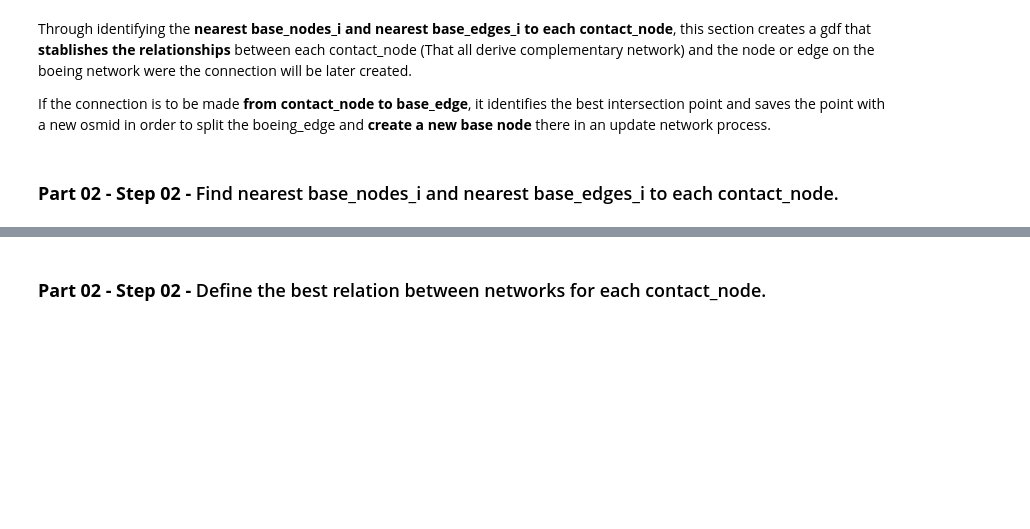
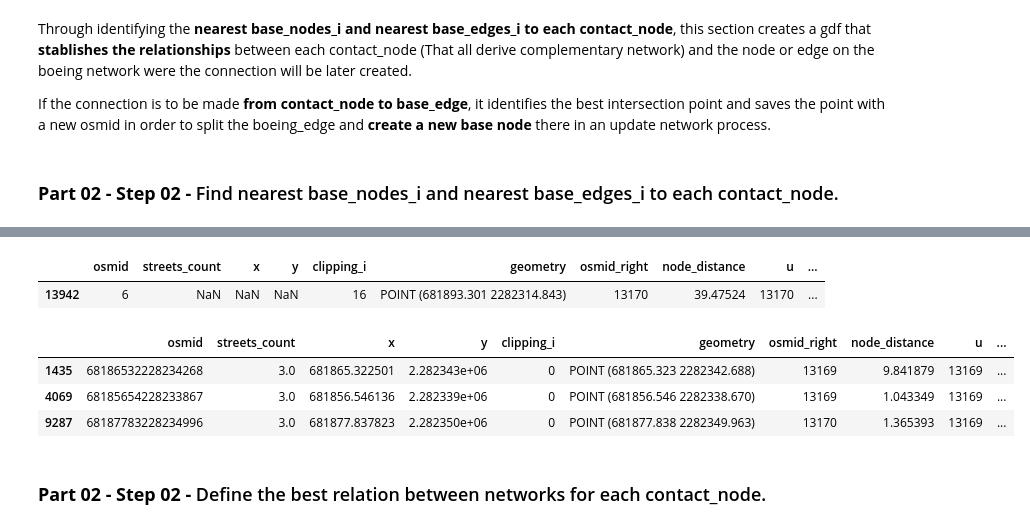
Before and after one commit to Observatorio-Ciudades/vref_walkability_index, a Jupyter notebook: notebooks/01_PL_04_Combine_networks.ipynb, the cells around one changed output, grey strips where cells are left out. Saved outputs shown, nothing was run; the diff lists cells and outputs as text; code cells hidden in the pictures; blank space fills up the shorter version.

```diff
--- a/notebooks/01_PL_04_Combine_networks.ipynb
+++ b/notebooks/01_PL_04_Combine_networks.ipynb
@@ -2847,7 +2349,7 @@ complementary_network: tessellations
 5. Find the nodes that would be used to connect the uncovered part of the complementary network to the base network
 6. Identify and shorten edges that extend into the base network and would be useful to create further connections
 # %%
-load_previous_step = False
+load_previous_step = True
 if load_previous_step:
     boeing_nodes = gpd.read_file(output_dir + "part01_step01_preprocess/boeing_nodes.gpkg")
     boeing_edges = gpd.read_file(output_dir + "part01_step01_preprocess/boeing_edges.gpkg")
@@ -2862,12 +2364,12 @@ time_1 = time.time()
 
 # Run identify_uncovered function
 distance = 10
-complementary_uncovered_nodes, complementary_uncovered_edges, contact_nodes, dropped_overlapping_edges = identify_uncovered_v2(base_nodes = boeing_nodes,
-                                                                                                                               base_edges = boeing_edges,
-                                                                                                                               complementary_nodes = tess_nodes,
-                                                                                                                               complementary_edges = tess_edges,
-                                                                                                                               contact_analysis_dist = distance,
-                                                                                                                               projected_crs = projected_crs)
+complementary_uncovered_nodes, complementary_uncovered_edges, contact_nodes, dropped_overlapping_edges = identify_uncovered(base_nodes = boeing_nodes,
+                                                                                                                            base_edges = boeing_edges,
+                                                                                                                            complementary_nodes = tess_nodes,
+                                                                                                                            complementary_edges = tess_edges,
+                                                                                                                            contact_analysis_dist = distance,
+                                                                                                                            projected_crs = projected_crs)
 
 ##### Time
 time_2 = time.time()
@@ -3118,7 +2685,7 @@ Through identifying the __nearest base_nodes_i and nearest base_edges_i to each
 
 If the connection is to be made __from contact_node to base_edge__, it identifies the best intersection point and saves the point with a new osmid in order to split the boeing_edge and __create a new base node__ there in an update network process.
 # %%
-load_previous_step = False
+load_previous_step = True
 if load_previous_step:
     # From Part01 - Step02
     contact_nodes = gpd.read_file(output_dir + "part01_step02_identifyuncovered/contact_nodes.gpkg")
@@ -3166,3 +2770,15 @@ contact_nodes_2.head(2)
+# %%
+contact_nodes_2.loc[contact_nodes_2.u==13170]
+# %% [output]
+|  | osmid | streets_count | x | y | clipping_i | geometry | osmid_right | node_distance | u | ... |
+| 13942 | 6 | NaN | NaN | NaN | 16 | POINT (681893.301 2282314.843) | 13170 | 39.47524 | 13170 | ... |
+# %%
+contact_nodes_2.loc[contact_nodes_2.v==13170]
+# %% [output]
+|  | osmid | streets_count | x | y | clipping_i | geometry | osmid_right | node_distance | u | ... |
+| 1435 | 68186532228234268 | 3.0 | 681865.322501 | 2.282343e+06 | 0 | POINT (681865.323 2282342.688) | 13169 | 9.841879 | 13169 | ... |
+| 4069 | 68185654228233867 | 3.0 | 681856.546136 | 2.282339e+06 | 0 | POINT (681856.546 2282338.670) | 13169 | 1.043349 | 13169 | ... |
+| 9287 | 68187783228234996 | 3.0 | 681877.837823 | 2.282350e+06 | 0 | POINT (681877.838 2282349.963) | 13170 | 1.365393 | 13169 | ... |
 # %% [markdown]
 ### __Part 02 - Step 02 -__ Define the best relation between networks for each contact_node.
 # %%
```
Also changed, not shown: parts of 48 cells of this notebook, 1 other file.
